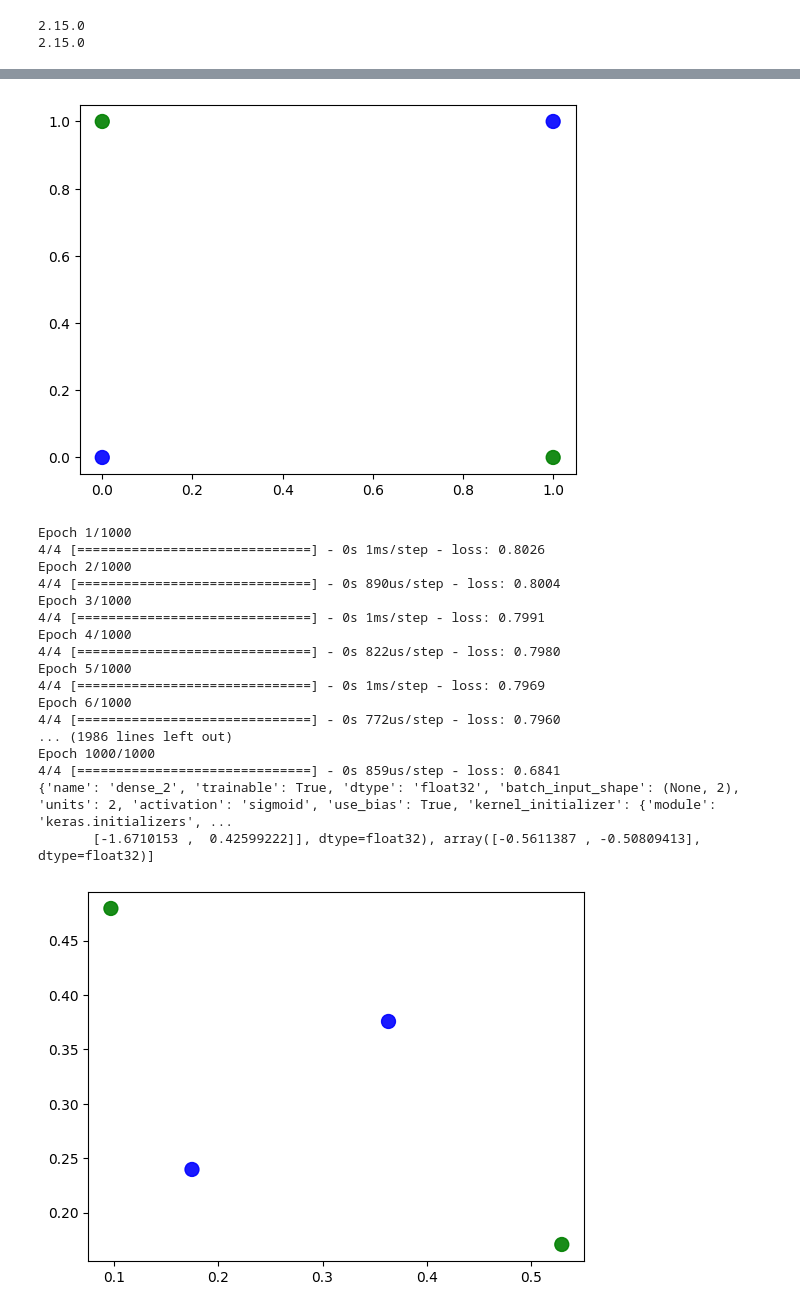
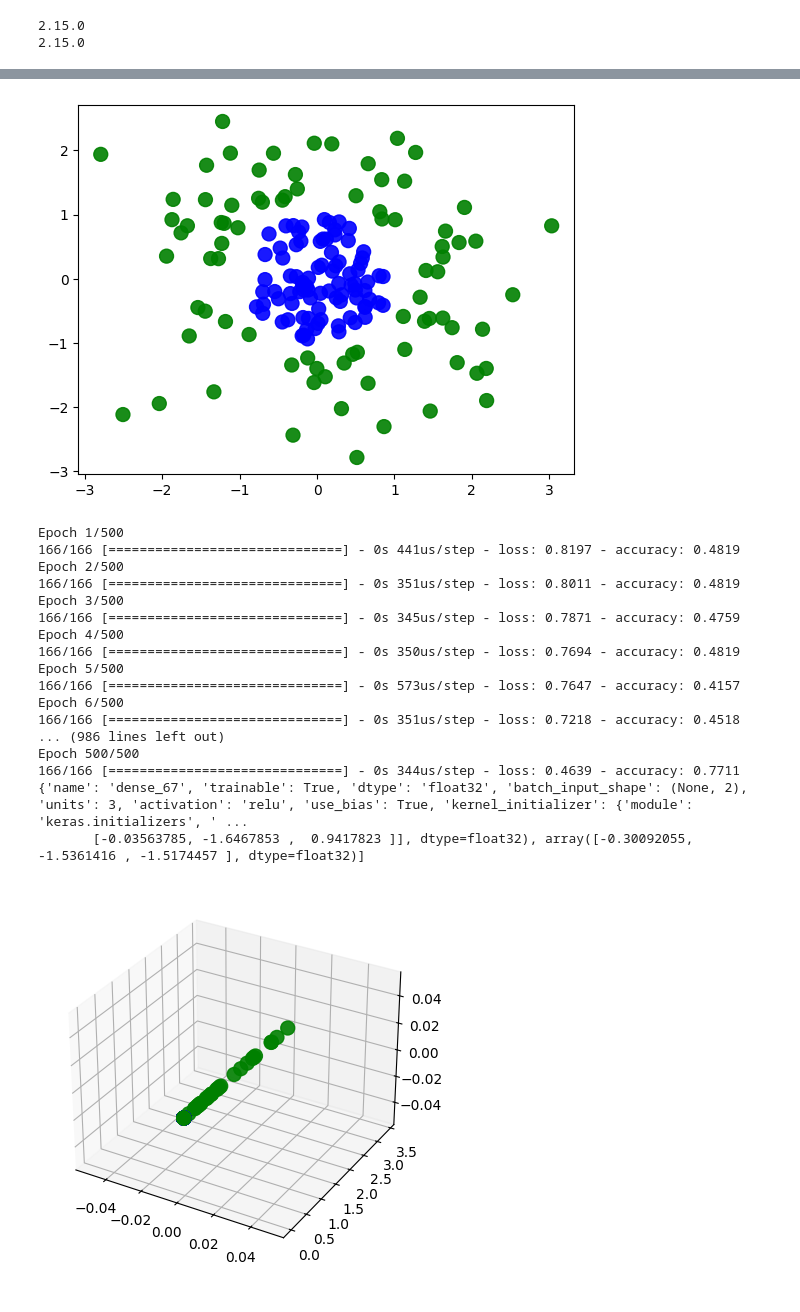
Before and after one commit to markyx316/Data-Science-Fundamentals, a Jupyter notebook: lecture_22/worksheet_22.ipynb, the cells around one changed output, grey strips where cells are left out. Drawn from its saved outputs; the diff is of its cells as text; code cells hidden in the pictures.

Commit message:
modified worksheet-22

```diff
--- a/lecture_22/worksheet_22.ipynb
+++ b/lecture_22/worksheet_22.ipynb
@@ -29,6 +29,11 @@ from tensorflow import math, random, stack
 import keras
 from keras import layers, initializers
 from keras.activations import relu
+from keras.initializers import GlorotUniform
+from keras.models import Sequential
+from keras.optimizers import Adam
+from keras.losses import BinaryCrossentropy
+from keras.initializers import GlorotUniform
 
 #       x[0] --- h1
 #            \ /    \
@@ -81,25 +86,40 @@ def generate_xor_data():
     Y = np.array([x[0]^x[1] for x in X])
     return X, Y
 
-PLOT_HIDDEN_LAYER_2D = True
-PLOT_HIDDEN_LAYER_3D = False
+PLOT_HIDDEN_LAYER_2D = False
+PLOT_HIDDEN_LAYER_3D = True
 
 # The model - modify this
-model = keras.models.Sequential()
-model.add(layers.Dense(2, input_dim=2, activation="sigmoid"))
-model.add(layers.Dense(1, activation="sigmoid"))
-model.compile(loss="binary_crossentropy")
+# model = keras.models.Sequential()
+# model.add(layers.Dense(3, input_dim=2, activation="sigmoid"))
+# model.add(layers.Dense(1, activation="sigmoid"))
+# model.compile(loss="binary_crossentropy")
 
-# X, Y = generate_circle_data(t)
+# Modified model
+model = Sequential([
+    # the hidden layer with more neurons and Glorot uniform initializer
+    layers.Dense(3, input_dim=2, activation='relu', kernel_initializer=GlorotUniform(seed=1)),
+    # Dropout layer for regularization
+    layers.Dropout(0.2),
+    # Output layer with sigmoid activation for binary classification
+    layers.Dense(1, activation='sigmoid')
+])
+
+# Compile the model with Adam optimizer and binary crossentropy loss
+model.compile(optimizer=Adam(learning_rate=0.001),
+                loss=BinaryCrossentropy(),
+                metrics=['accuracy'])
+
+X, Y = generate_circle_data(t)
 # X, Y = generate_line_data(t)
 # X, Y = generate_curve_data(t)
-X, Y = generate_xor_data()
+# X, Y = generate_xor_data()
 
 # plot the data
 plt.scatter(X[:,0],X[:,1],color=colors[Y].tolist(), s=100, alpha=.9)
 plt.show()
 
-history = model.fit(X, Y, batch_size=1, epochs=1000)
+history = model.fit(X, Y, batch_size=1, epochs=500)
 
 if PLOT_HIDDEN_LAYER_2D:
     # Show the transformation of the input at the first hidden layer
@@ -149,7 +169,7 @@ if PLOT_HIDDEN_LAYER_3D:
     layerVals = np.array(keras_function(X))[0]
     fig = plt.figure()
     ax = fig.add_subplot(111, projection='3d')
-    ax.scatter(layerVals[:,0], layerVals[:, 1], layerVals[:, 2], color=colors[Y].tolist(), s=100, alpha=.9)
+    ax.scatter(layerVals[:,0], layerVals[:, 1], color=colors[Y].tolist(), s=100, alpha=.9)
     plt.show()
 
     # create a mesh to plot in
@@ -210,19 +231,19 @@ plt.show()
-[figure, old version]
+[figure, new version]
-Epoch 1/1000
-4/4 [==============================] - 0s 1ms/step - loss: 0.8026
-Epoch 2/1000
-4/4 [==============================] - 0s 890us/step - loss: 0.8004
-Epoch 3/1000
-4/4 [==============================] - 0s 1ms/step - loss: 0.7991
-Epoch 4/1000
-4/4 [==============================] - 0s 822us/step - loss: 0.7980
-Epoch 5/1000
-4/4 [==============================] - 0s 1ms/step - loss: 0.7969
-Epoch 6/1000
-4/4 [==============================] - 0s 772us/step - loss: 0.7960
-... (1986 lines left out)
-Epoch 1000/1000
-4/4 [==============================] - 0s 859us/step - loss: 0.6841
-{'name': 'dense_2', 'trainable': True, 'dtype': 'float32', 'batch_input_shape': (None, 2), 'units': 2, 'activation': 'sigmoid', 'use_bias': True, 'kernel_initializer': {'module': 'keras.initializers', ...
-       [-1.6710153 ,  0.42599222]], dtype=float32), array([-0.5611387 , -0.50809413], dtype=float32)]
+Epoch 1/500
+166/166 [==============================] - 0s 441us/step - loss: 0.8197 - accuracy: 0.4819
+Epoch 2/500
+166/166 [==============================] - 0s 351us/step - loss: 0.8011 - accuracy: 0.4819
+Epoch 3/500
+166/166 [==============================] - 0s 345us/step - loss: 0.7871 - accuracy: 0.4759
+Epoch 4/500
+166/166 [==============================] - 0s 350us/step - loss: 0.7694 - accuracy: 0.4819
+Epoch 5/500
+166/166 [==============================] - 0s 573us/step - loss: 0.7647 - accuracy: 0.4157
+Epoch 6/500
+166/166 [==============================] - 0s 351us/step - loss: 0.7218 - accuracy: 0.4518
+... (986 lines left out)
+Epoch 500/500
+166/166 [==============================] - 0s 344us/step - loss: 0.4639 - accuracy: 0.7711
+{'name': 'dense_67', 'trainable': True, 'dtype': 'float32', 'batch_input_shape': (None, 2), 'units': 3, 'activation': 'relu', 'use_bias': True, 'kernel_initializer': {'module': 'keras.initializers', ' ...
+       [-0.03563785, -1.6467853 ,  0.9417823 ]], dtype=float32), array([-0.30092055, -1.5361416 , -1.5174457 ], dtype=float32)]
-[figure, old version]
+[figure, new version]
```
Also changed, not shown: parts of 2 cells of this notebook.
